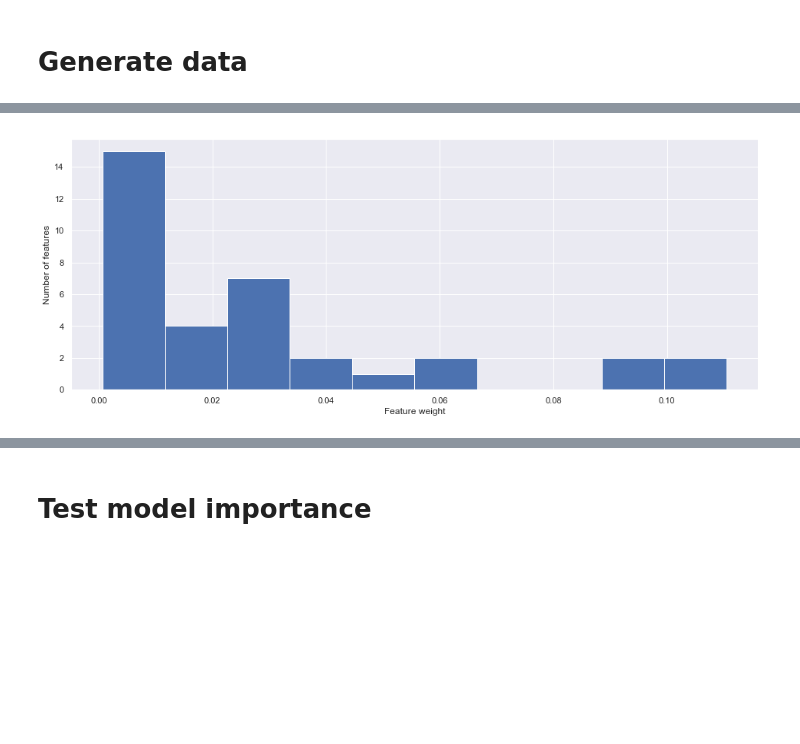
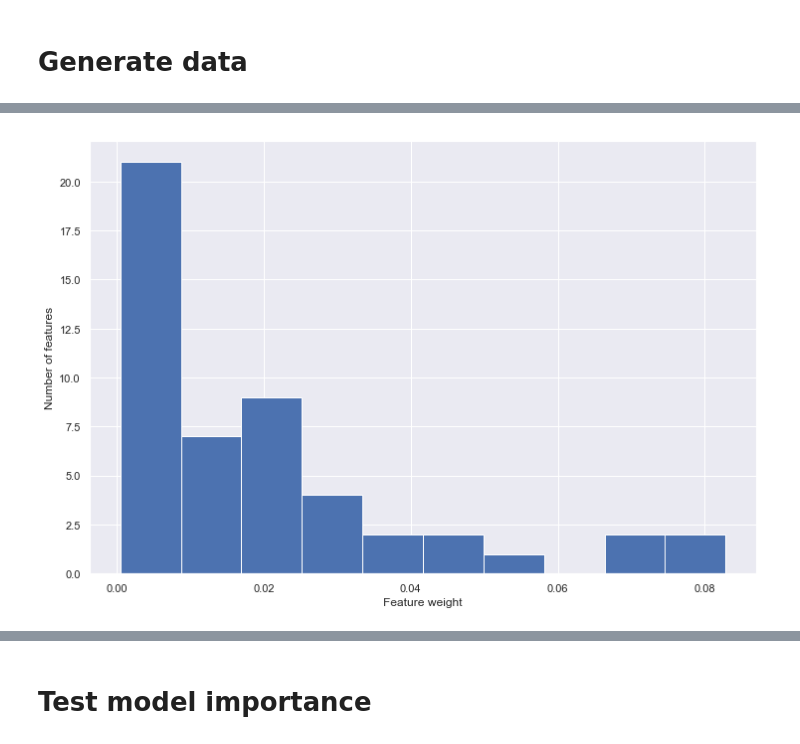
Before and after one commit to DenisVorotyntsev/StopPermutingFeatures, a Jupyter notebook: notebooks/0-experiment-illustration.ipynb, the cells around one changed output, grey strips where cells are left out. Drawn from its saved outputs; the diff is of its cells as text; code cells hidden in the pictures; blank space fills up the shorter version.

```diff
--- a/notebooks/0-experiment-illustration.ipynb
+++ b/notebooks/0-experiment-illustration.ipynb
@@ -32,17 +32,17 @@ from stop_permuting_features.src.utils import rank_array
 # %% [markdown]
 # Config
 # %%
-MU = 1
+MU = 0
 VAR = 1
-N_FEATUES = 35
-N_SAMPLES = 10000
+N_FEATUES = 50
+N_SAMPLES = 10_000
 # %%
 TASK = "classification"
 OBJECTIVE = "binary"
 METRIC = roc_auc_score
 # %%
-NOISE_MAGNITUDE_MAX = 6
-SEED = 2020
+NOISE_MAGNITUDE_MAX = 10
+SEED = 42
 # %% [markdown]
 # Generate data
 # %%
@@ -91,13 +91,13 @@ pd.DataFrame(data).corr()
 # %%
 weights = generate_weights_gamma(n_features=data.shape[1], seed=42)
 
-plt.figure(figsize=(16, 6))
+plt.figure(figsize=(12,8))
 plt.hist(weights)
 plt.xlabel("Feature weight")
 plt.ylabel("Number of features")
 plt.show()
 # %% [output]
-[figure, old version]
+[figure, new version]
 # %%
 np.random.seed(SEED)
 plt.figure(figsize=(8,10))
```
Also changed, not shown: parts of 11 cells of this notebook, 7 other files.
